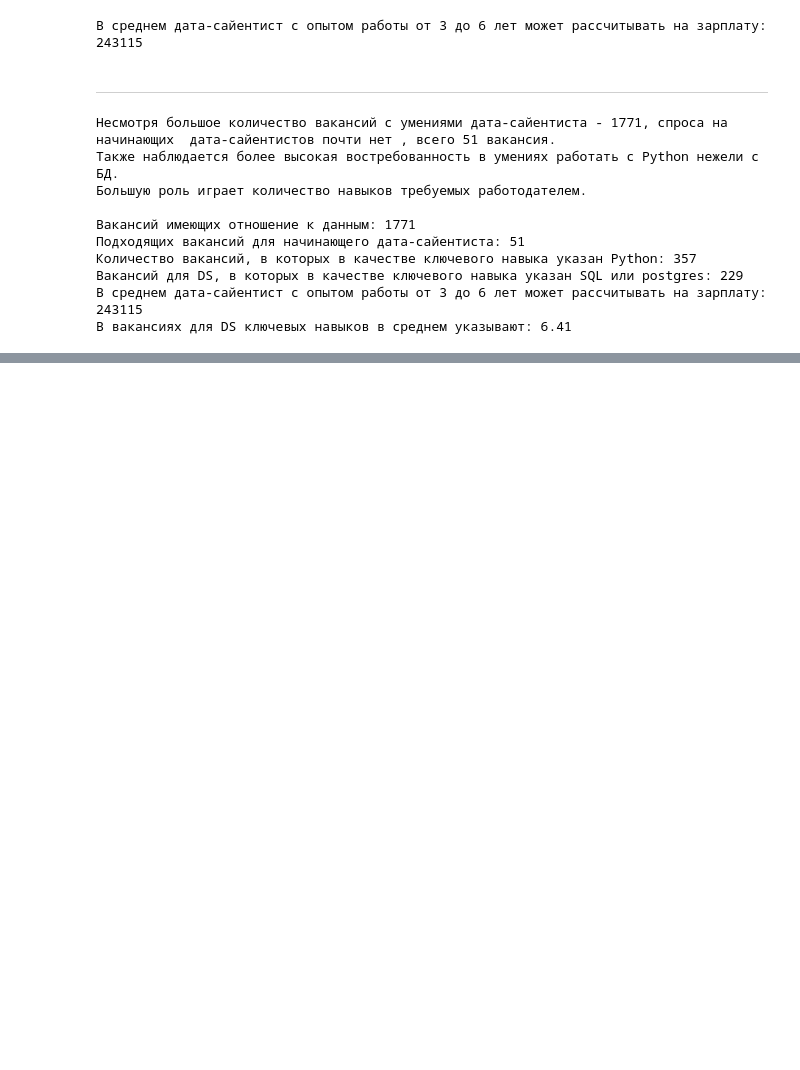
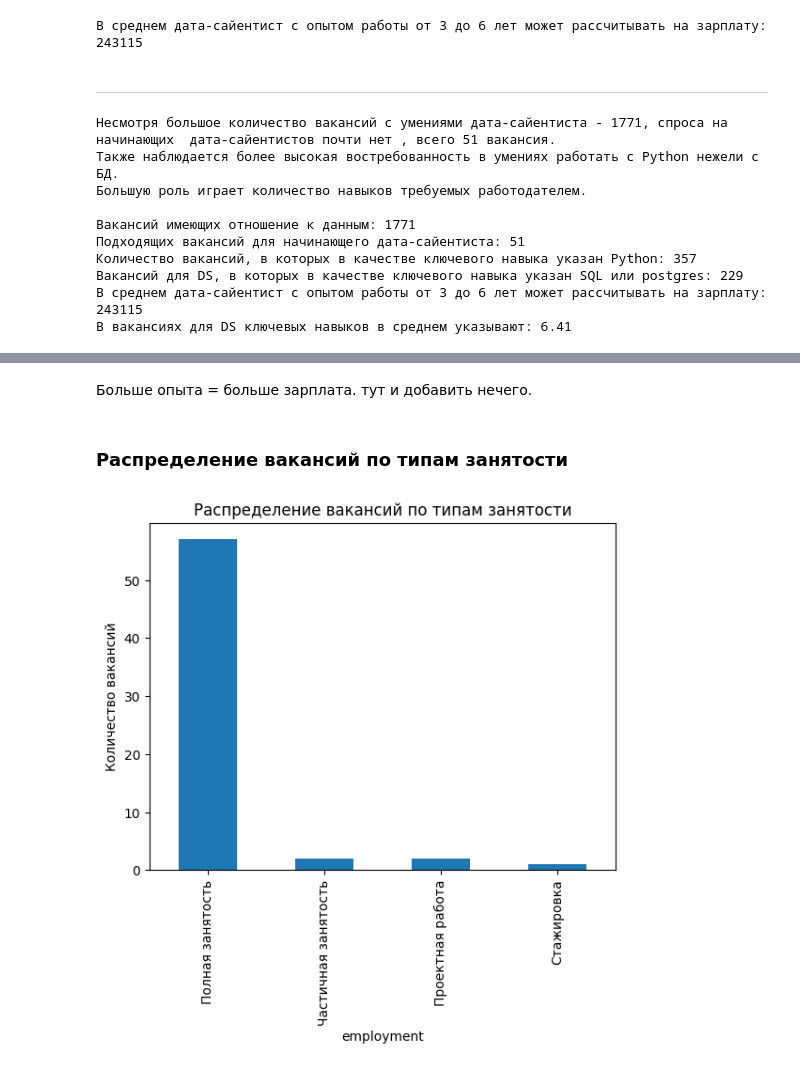
Before and after one commit to VladimirShumilin/PROJECT-2, a Jupyter notebook: Project_2_Ноутбук_шаблон.ipynb, the cells around one changed output, grey strips where cells are left out. Saved outputs shown, nothing was run; the diff lists cells and outputs as text; code cells hidden in the pictures; blank space fills up the shorter version.

```diff
--- a/Project_2_Ноутбук_шаблон.ipynb
+++ b/Project_2_Ноутбук_шаблон.ipynb
@@ -711,0 +767,12 @@ print(f"В вакансиях для DS ключевых навыков в ср
+# %% [markdown]
+Больше опыта = больше зарплата. тут и добавить нечего.
+# %% [markdown]
+### Распределение вакансий по типам занятости
+# %%
+# Группировка данных по типу занятости
+employment_counts = df['employment'].value_counts()
+
+employment_counts.plot(kind='bar', title='Распределение вакансий по типам занятости', ylabel='Количество вакансий')
+plt.show()
+# %% [output]
+[figure, added]
```
Also changed, not shown: parts of 10 cells of this notebook.
